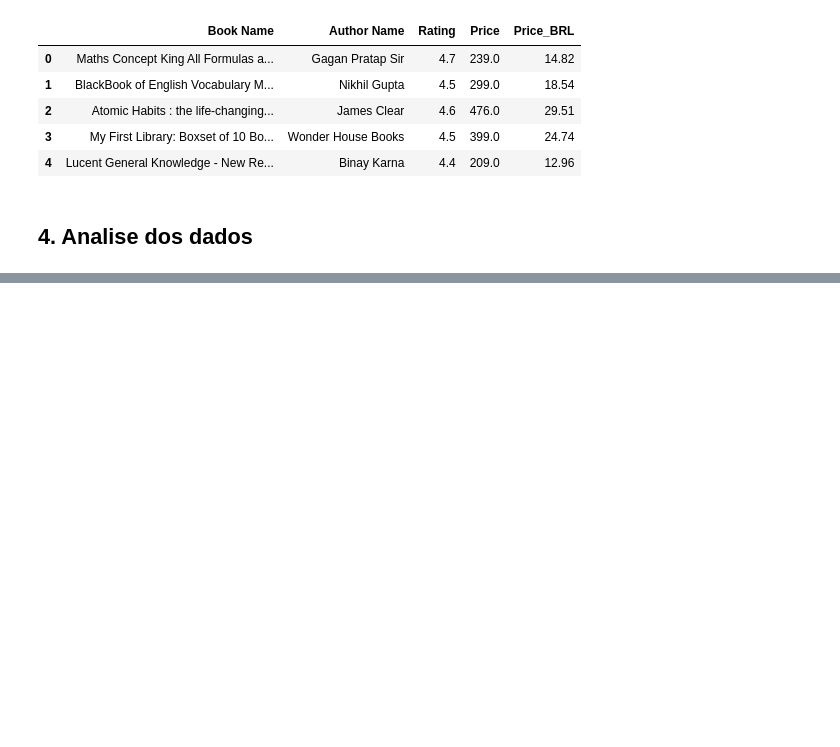
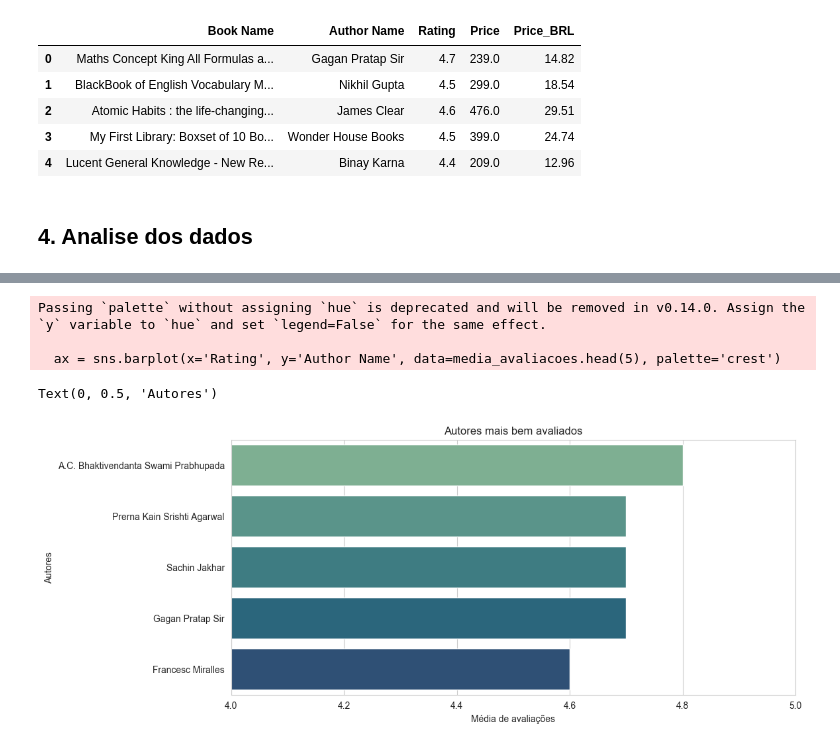
Before and after one commit to kellymartina/analise-amazon-bestselling-books, a Jupyter notebook: amazon-bestselling-books.ipynb, the cells around one changed output, grey strips where cells are left out. Drawn from its saved outputs; the diff is of its cells as text; code cells hidden in the pictures; blank space fills up the shorter version.

Commit message:
adicionar gráfico 'Autores mais bem avaliados'

```diff
--- a/amazon-bestselling-books.ipynb
+++ b/amazon-bestselling-books.ipynb
@@ -66,0 +69,20 @@ ax.legend_.remove()
+# %%
+# Quais autores têm os livros mais bem avaliados?
+
+# Média das avaliações por autor
+media_avaliacoes = data.groupby('Author Name')['Rating'].mean().sort_values(ascending=False).reset_index()
+
+# Grafico de barras
+
+plt.figure(figsize=(11, 5))
+ax = sns.barplot(x='Rating', y='Author Name', data=media_avaliacoes.head(5), palette='crest')
+ax.set_xlim(4, 5)
+ax.set_title('Autores mais bem avaliados')
+ax.set_xlabel('Média de avaliações')
+ax.set_ylabel('Autores')
+# %% [output]
+Passing `palette` without assigning `hue` is deprecated and will be removed in v0.14.0. Assign the `y` variable to `hue` and set `legend=False` for the same effect.
+
+  ax = sns.barplot(x='Rating', y='Author Name', data=media_avaliacoes.head(5), palette='crest')
+Text(0, 0.5, 'Autores')
+[figure, added]
```
Also changed, not shown: parts of 2 cells of this notebook.
